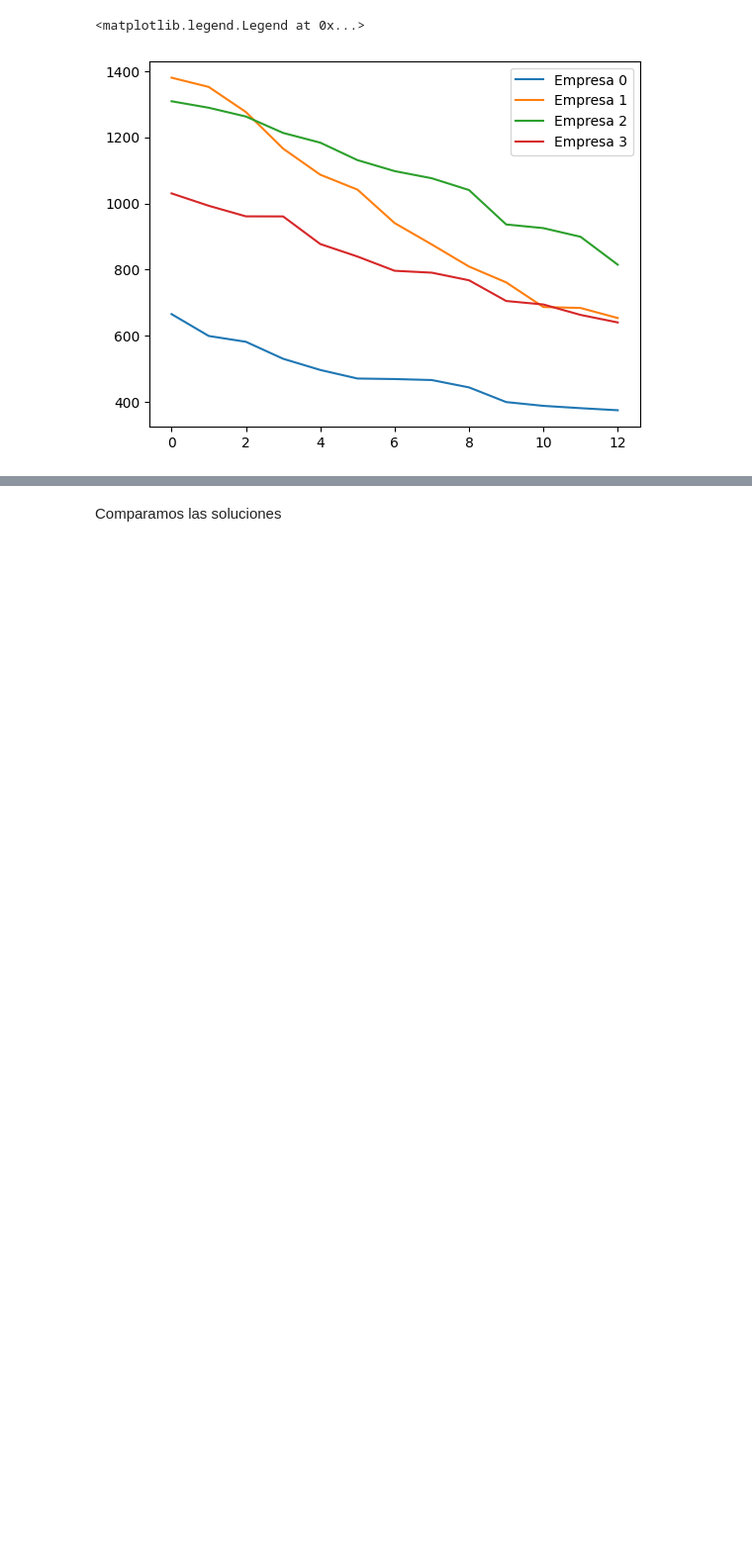
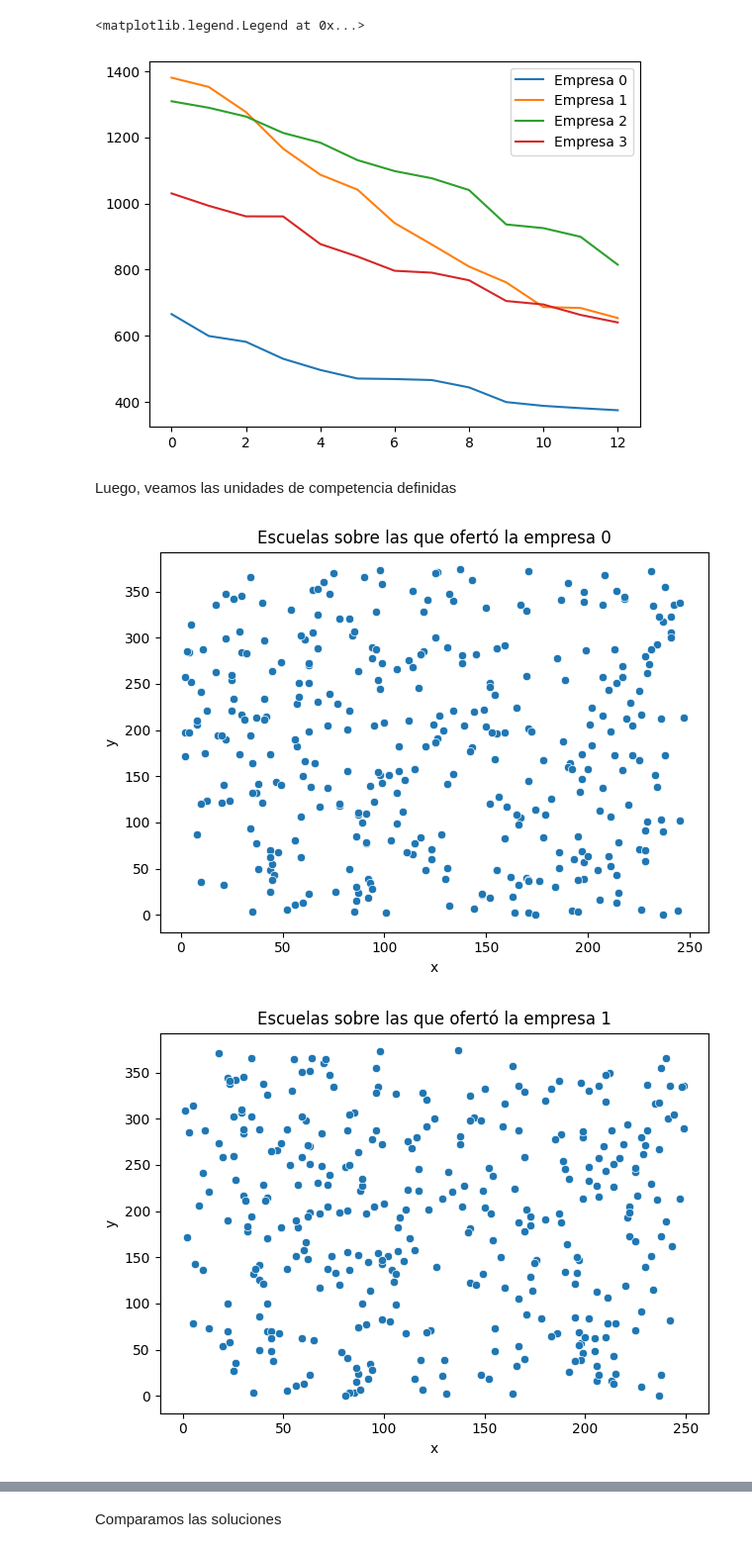
Before and after one commit to Emiliano-Torres/TP_INVOP_Programacion_Lineal, a Jupyter notebook: TP_INVOP.ipynb, the cells around one changed output, grey strips where cells are left out. Shown at 99% size. Cells and saved outputs as stored; diff of their text form; code cells hidden in the pictures; blank space fills up the shorter version.

```diff
--- a/TP_INVOP.ipynb
+++ b/TP_INVOP.ipynb
@@ -249,3 +272,11 @@ def plot_reparto(escuelas, J, reparto, sin_oferta):
+# %%
+def plot_ofertas_de_empresa(escuelas, B, i):
+    df = pd.DataFrame(escuelas[B[:, i] == 1], columns=['x','y'])
+
+    ax = sn.scatterplot(data=df, x='x', y='y')
+    ax.set_title(f"Escuelas sobre las que ofertó la empresa {i}")
+    plt.tight_layout()
+    plt.show()
 # %% [markdown]
 ## Creamos los modelos
 
@@ -337,0 +369,8 @@ model, sin_ofertantes = definir_modelo(B1,costos,nombre_modelo="Licitacion",T_ma
+# %% [markdown]
+Luego, veamos las unidades de competencia definidas
+# %%
+for i in range(num_empresas):
+    plot_ofertas_de_empresa(escuelas, B1, i)
+# %% [output]
+[figure, added]
+[figure, added]
```
Also changed, not shown: parts of 35 cells of this notebook.
